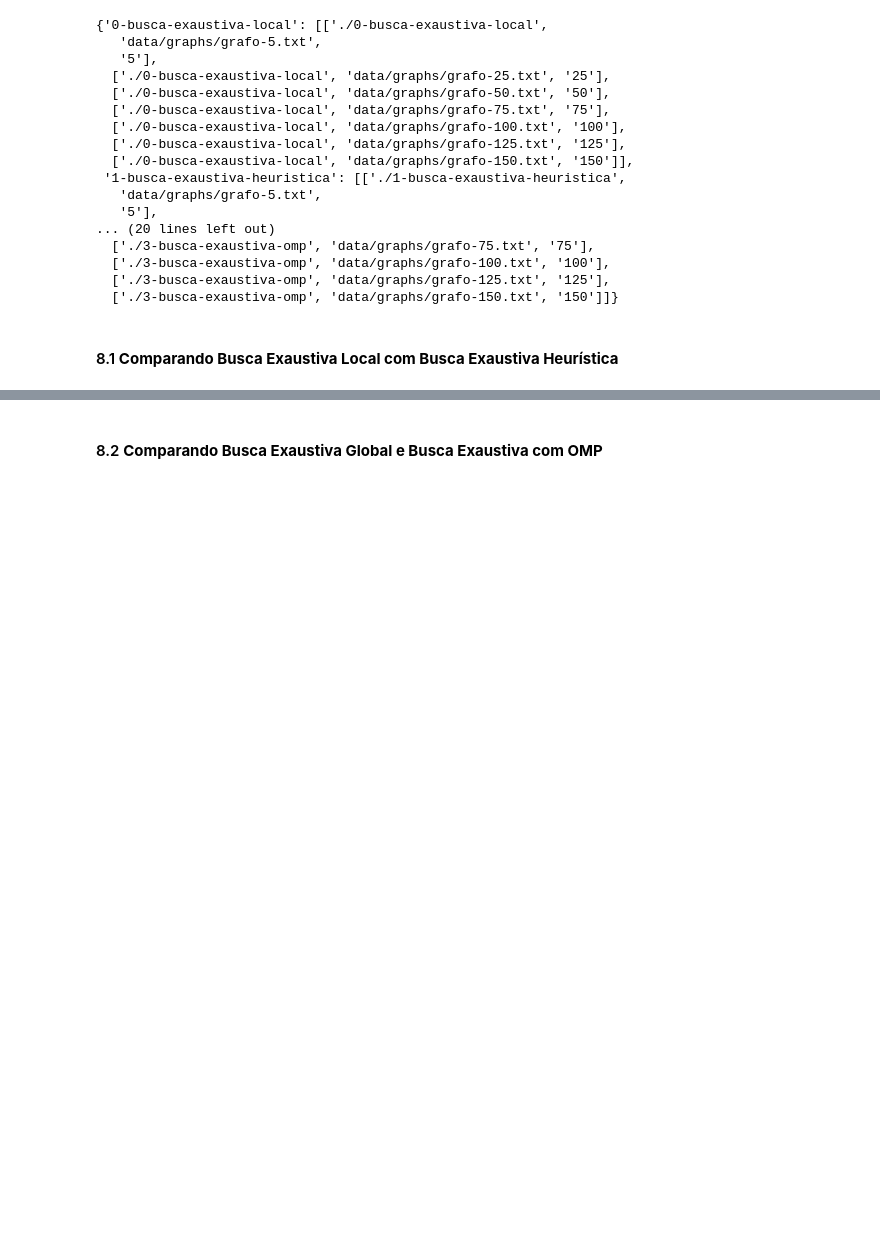
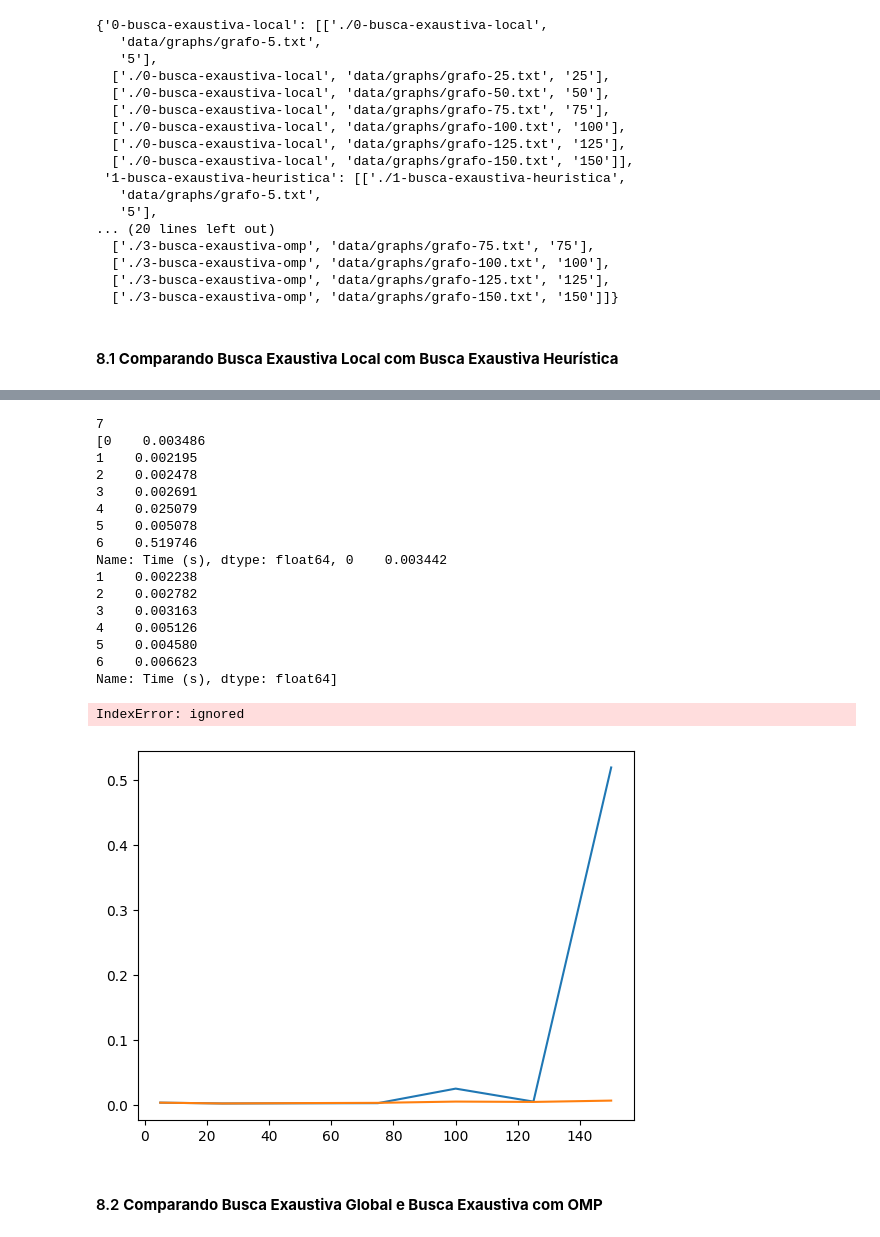
Before and after one commit to leticiacb1/Find-MaximumClique-Graph, a Jupyter notebook: relatorio_projeto.ipynb, the cells around one changed output, grey strips where cells are left out. Saved outputs shown, nothing was run; the diff lists cells and outputs as text; code cells hidden in the pictures; blank space fills up the shorter version.

Commit message:
Grafic add.

```diff
--- a/relatorio_projeto.ipynb
+++ b/relatorio_projeto.ipynb
@@ -1014,3 +892,40 @@ df_exaustiva_heuristica
+# %%
+#   --------------------------------------------
+#   ------ Grafico de Comparação Temporal ------
+#   --------------------------------------------
+
+from src.python.utils.desenha_grafico import desenha_grafico
+
+filename = 'img/graphs/compare-local-heuristic'
+title = 'Busca local x Heuristica'
+x_label = 'N° Vertices'
+y_label = 'Tempo (s)'
+
+list_x = lista_de_vertices
+list_y = [df_exaustiva_local['Time (s)'] , df_exaustiva_heuristica['Time (s)']]
+
+list_labels = ['busca-local', 'busca-heuristica']
+
+desenha_grafico(filename, title, x_label, y_label, list_x,list_y, list_labels)
+# %% [output]
+7
+[0    0.003486
+1    0.002195
+2    0.002478
+3    0.002691
+4    0.025079
+5    0.005078
+6    0.519746
+Name: Time (s), dtype: float64, 0    0.003442
+1    0.002238
+2    0.002782
+3    0.003163
+4    0.005126
+5    0.004580
+6    0.006623
+Name: Time (s), dtype: float64]
+IndexError: ignored
+[figure, added]
 # %%
 #   --------------------------------------------
 #   ----------- Grafico de Speed Up ------------
```
Also changed, not shown: parts of 15 cells of this notebook, 1 other file.
